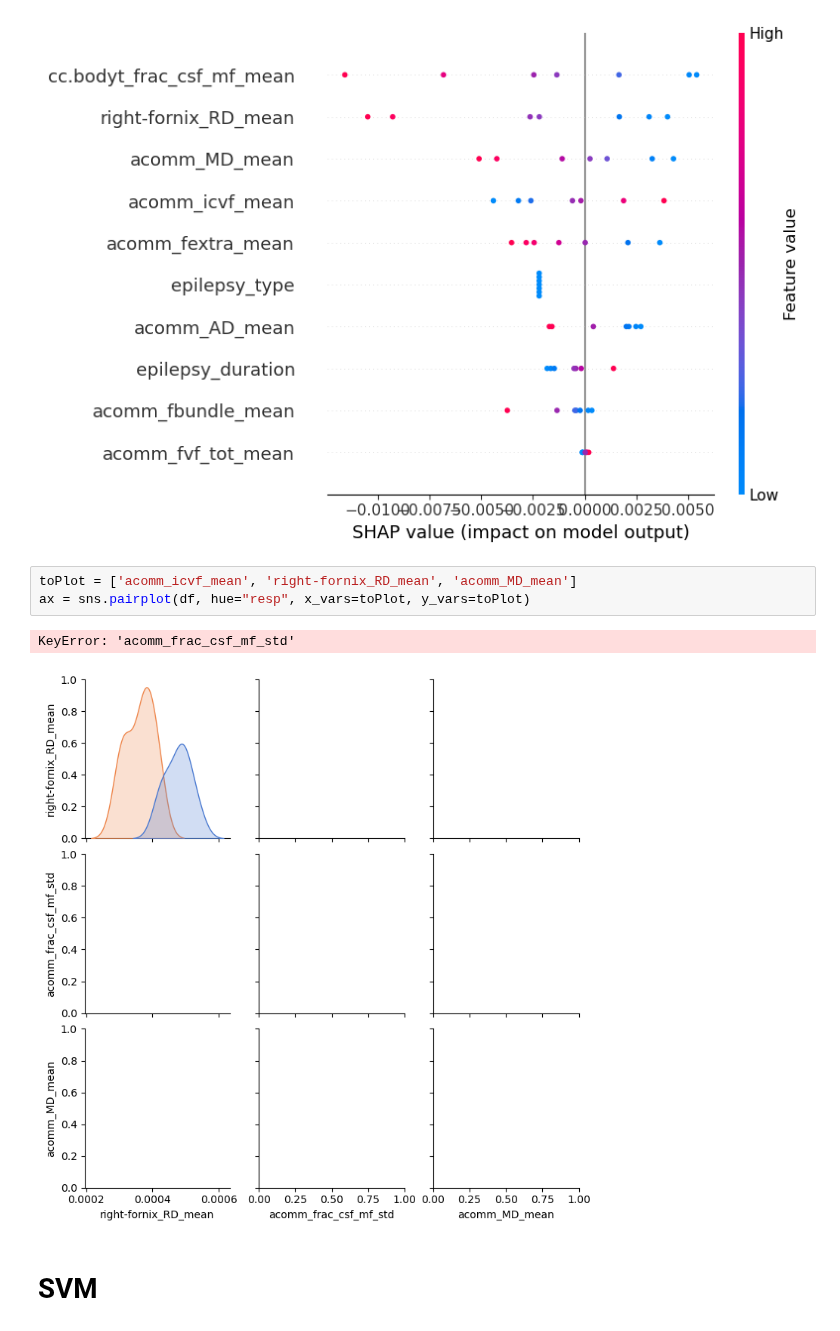
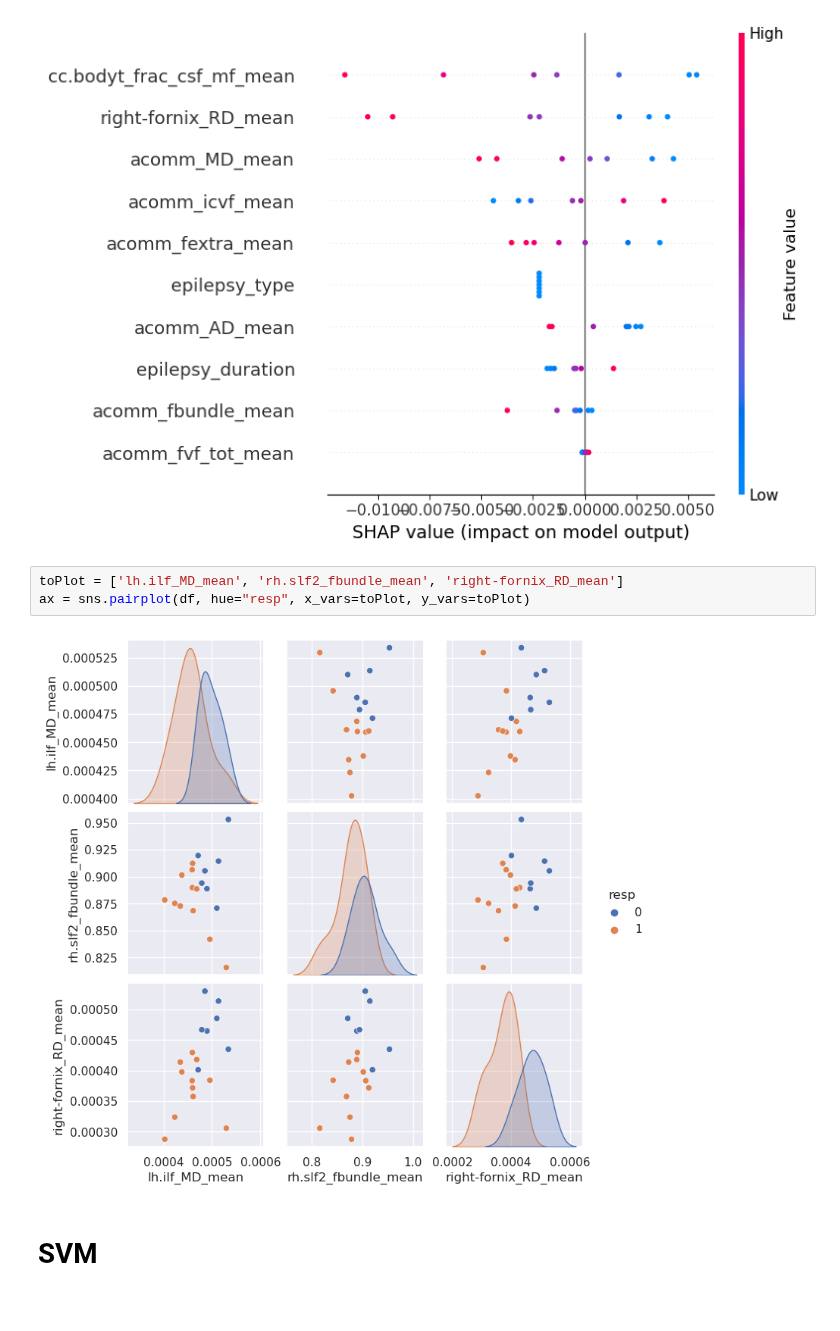
Before and after one commit to PiLAB-Medical-Imaging/TFE23-740_Epilepsy, a Jupyter notebook: src/model_selection.ipynb, the cells around one changed output. Drawn from its saved outputs; the diff is of its cells as text.

```diff
--- a/src/model_selection.ipynb
+++ b/src/model_selection.ipynb
@@ -306,10 +313,9 @@ shap.summary_plot(shap_values, X_test)
 No data for colormapping provided via 'c'. Parameters 'vmin', 'vmax' will be ignored
 [figure]
 # %%
-toPlot = ['acomm_icvf_mean', 'right-fornix_RD_mean', 'acomm_MD_mean']
+toPlot = ['lh.ilf_MD_mean', 'rh.slf2_fbundle_mean', 'right-fornix_RD_mean']
 ax = sns.pairplot(df, hue="resp", x_vars=toPlot, y_vars=toPlot)
 # %% [output]
-KeyError: 'acomm_frac_csf_mf_std'
-[figure, old version]
+[figure, new version]
 # %% [markdown]
 # SVM
```
Also changed, not shown: parts of 20 cells of this notebook, 3 other files.
